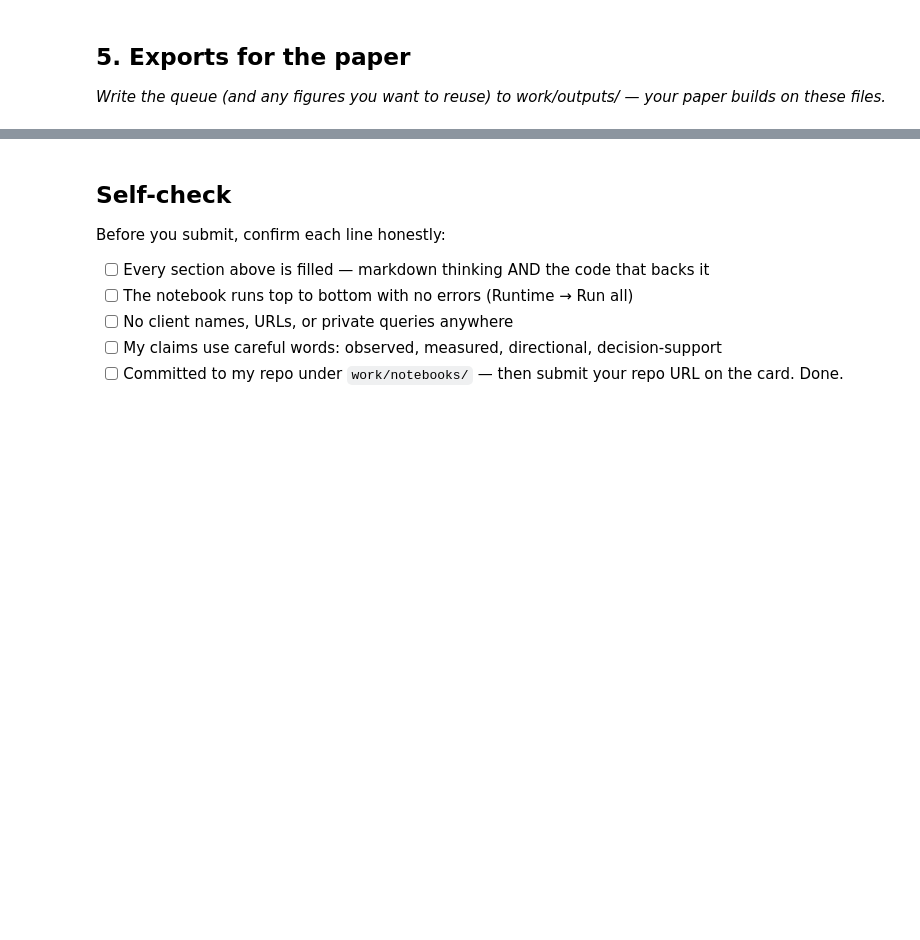
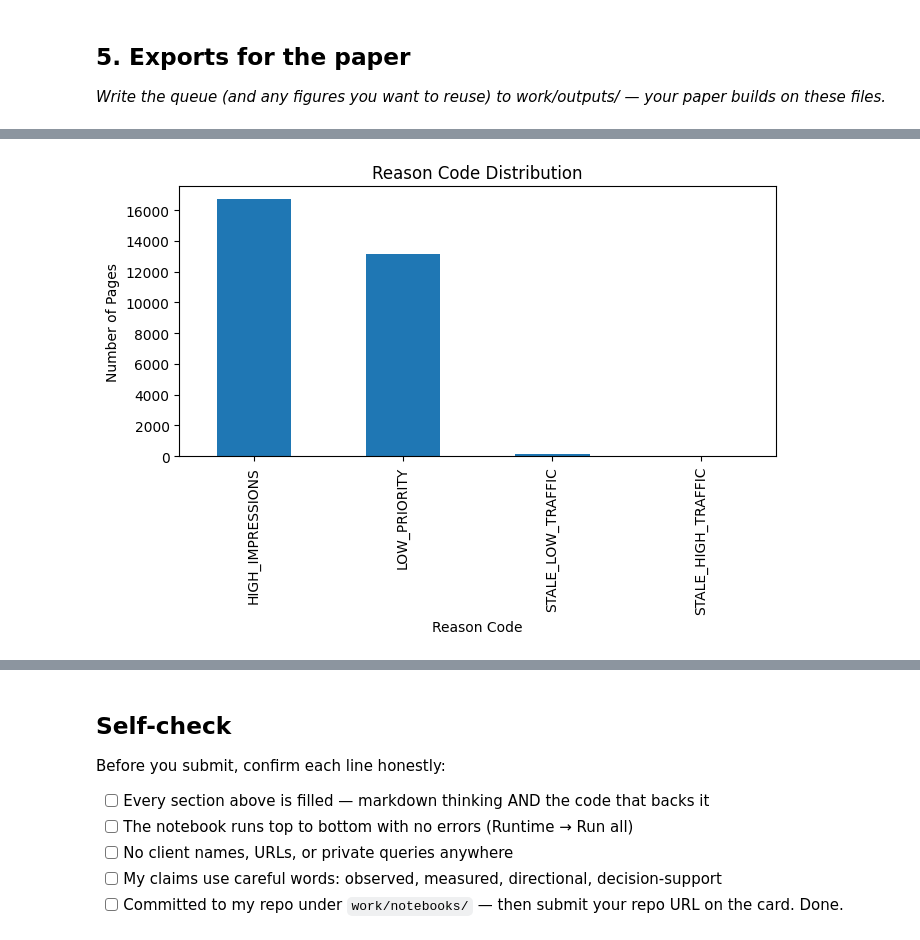
Before and after one commit to Asmit-06/my-repo, a Jupyter notebook: work/notebooks/w07_action_playbook.ipynb, the cells around one changed output, grey strips where cells are left out. Saved outputs shown, nothing was run; the diff lists cells and outputs as text; code cells hidden in the pictures; blank space fills up the shorter version.

```diff
--- a/work/notebooks/w07_action_playbook.ipynb
+++ b/work/notebooks/w07_action_playbook.ipynb
@@ -43,0 +118,99 @@ This skeleton is yours to fill. Work the sections **in order** — each one has
+# %%
+# This cell is for CODE (numbers, a query, a check).
+# Write your text answer in the cell ABOVE this one — typing sentences here breaks Run All.
+import pandas as pd
+import matplotlib.pyplot as plt
+import os
+
+
+df = pd.read_csv("data/raw/content_refresh_anonymized.csv")
+
+
+df["baseline_score"] = (
+    (df["days_since_last_update"] >= 180).astype(int) * 2 +
+    (df["impressions_90d"] >= 500).astype(int)
+)
+
+
+def get_reason(row):
+    if row["days_since_last_update"] >= 180 and row["impressions_90d"] >= 500:
+        return "STALE_HIGH_TRAFFIC"
+    elif row["days_since_last_update"] >= 180:
+        return "STALE_LOW_TRAFFIC"
+    elif row["impressions_90d"] >= 500:
+        return "HIGH_IMPRESSIONS"
+    else:
+        return "LOW_PRIORITY"
+
+df["reason_code"] = df.apply(get_reason, axis=1)
+
+
+action_map = {
+    "STALE_HIGH_TRAFFIC": "Refresh Immediately",
+    "STALE_LOW_TRAFFIC": "Review Content",
+    "HIGH_IMPRESSIONS": "Monitor Performance",
+    "LOW_PRIORITY": "No Action"
+}
+
+df["action"] = df["reason_code"].map(action_map)
+
+
+df = df.sort_values(
+    by=["baseline_score", "impressions_90d"],
+    ascending=[False, False]
+)
+
+
+os.makedirs("work/outputs", exist_ok=True)
+os.makedirs("work/figures", exist_ok=True)
+
+
+output_csv = "work/outputs/baseline_action_score.csv"
+
+df.to_csv(output_csv, index=False)
+
+plt.figure(figsize=(7,5))
+
+df["reason_code"].value_counts().plot(kind="bar")
+
+plt.title("Reason Code Distribution")
+plt.xlabel("Reason Code")
+plt.ylabel("Number of Pages")
+plt.tight_layout()
+
+figure_path = "work/figures/reason_code_distribution.png"
+plt.savefig(figure_path, dpi=300)
+plt.show()
+
+
+print("✅ Files created successfully!\n")
+
+print("CSV:")
+print(os.path.abspath(output_csv))
+
+print("\nFigure:")
+print(os.path.abspath(figure_path))
+
+print("\nFiles inside work/outputs:")
+print(os.listdir("work/outputs"))
+
+print("\nFiles inside work/figures:")
+print(os.listdir("work/figures"))
+
+
+print("\nTop 10 Recommended Pages")
+
+display(
+    df[
+        [
+            "content_id",
+            "baseline_score",
+            "reason_code",
+            "action",
+            "impressions_90d",
+            "days_since_last_update"
+        ]
+    ].head(10)
+)
+# %% [output]
+[figure, added]
```
Also changed, not shown: parts of 8 cells of this notebook.
